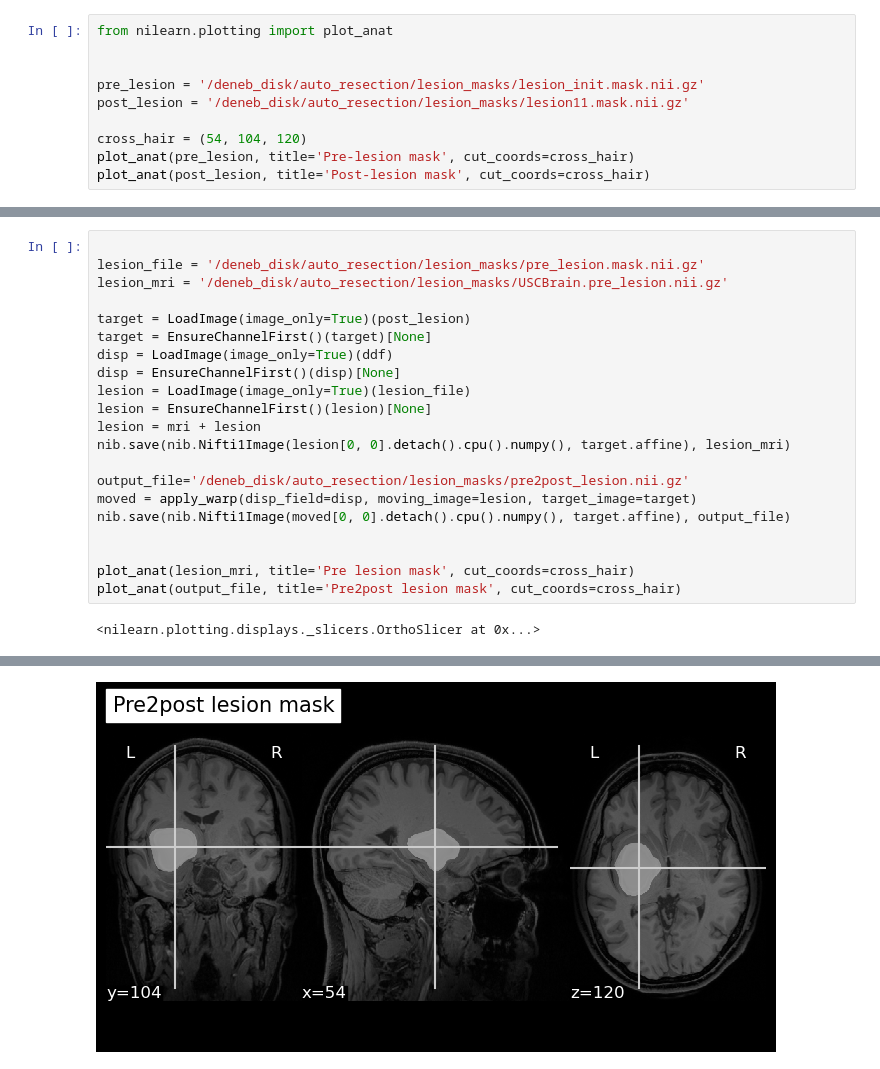
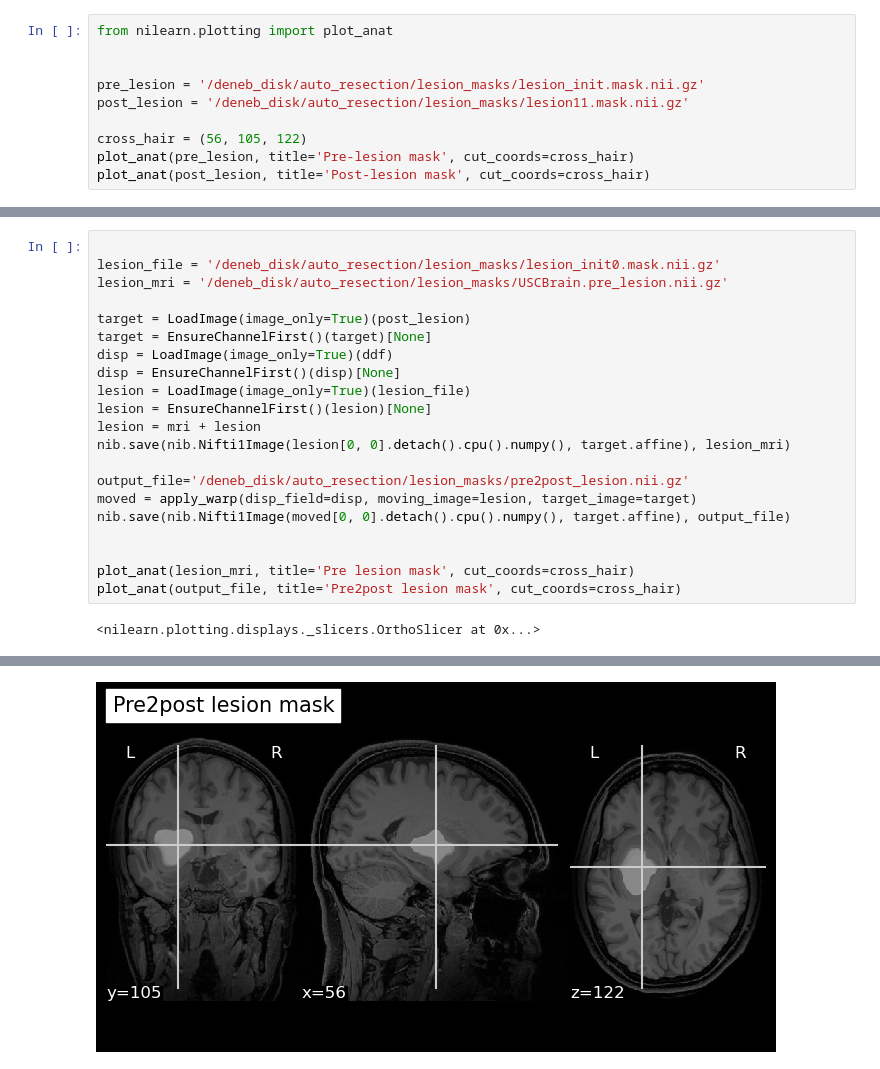
Before and after one commit to ajoshiusc/auto_resection_mask, a Jupyter notebook: synthetic_lesion/main_make_lesion.ipynb, the cells around one changed output, grey strips where cells are left out. Cells and saved outputs as stored; diff of their text form.

```diff
--- a/synthetic_lesion/main_make_lesion.ipynb
+++ b/synthetic_lesion/main_make_lesion.ipynb
@@ -5,7 +5,7 @@ from nilearn.plotting import plot_anat
 pre_lesion = '/deneb_disk/auto_resection/lesion_masks/lesion_init.mask.nii.gz'
 post_lesion = '/deneb_disk/auto_resection/lesion_masks/lesion11.mask.nii.gz'
 
-cross_hair = (54, 104, 120)
+cross_hair = (56, 105, 122)
 plot_anat(pre_lesion, title='Pre-lesion mask', cut_coords=cross_hair)
 plot_anat(post_lesion, title='Post-lesion mask', cut_coords=cross_hair)
 # %% [output]
@@ -80,6 +80,6 @@ nib.save(nib.Nifti1Image(moved[0, 0].detach().cpu().numpy(), target.affine), out
 # %%
 
-lesion_file = '/deneb_disk/auto_resection/lesion_masks/pre_lesion.mask.nii.gz'
+lesion_file = '/deneb_disk/auto_resection/lesion_masks/lesion_init0.mask.nii.gz'
 lesion_mri = '/deneb_disk/auto_resection/lesion_masks/USCBrain.pre_lesion.nii.gz'
 
 target = LoadImage(image_only=True)(post_lesion)
@@ -104 +104 @@ plot_anat(output_file, title='Pre2post lesion mask', cut_coords=cross_hair)
-[figure, old version]
+[figure, new version]
```
Also changed, not shown: parts of 4 cells of this notebook, 6 other files.
